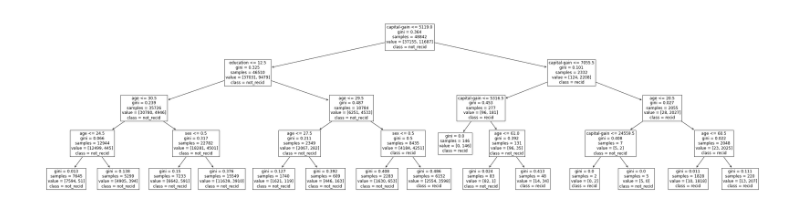
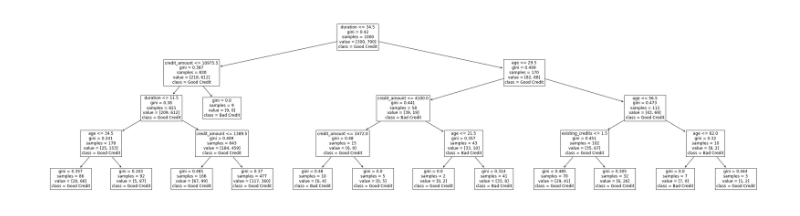
Before and after one commit to aiea-lab/fair-decision-trees, a Jupyter notebook: decision_tree_tests.ipynb, the cells around one changed output. Cells and saved outputs as stored; diff of their text form; code cells hidden in the pictures.

```diff
--- a/decision_tree_tests.ipynb
+++ b/decision_tree_tests.ipynb
@@ -37,15 +24,19 @@ disc_index = 3
+# %%
+# Fetch dataset
+X, y, Xy, columns, class_names, disc_index = fetch.compas()
+# adult, bank, compas (race/sex), german (foreign/sex)
 # %%
 # Create a discriminative (but accurate) tree via sklearn
 clf = tree.DecisionTreeClassifier(max_depth=4)
 clf = clf.fit(X, y)
 plt.figure(figsize=(40,10))
-tree.plot_tree(clf, fontsize=12, feature_names=columns, class_names=["not_recid","recid"])
+tree.plot_tree(clf, fontsize=12, feature_names=columns, class_names=class_names)
 plt.show()
 tree_dict = decision_tree.export_dict(clf)
 for data in Xy:
     tree_dict.add_data(data)
 # %% [output]
-[figure, old version]
+[figure, new version]
 # %%
 def retrain_tree(tree_dict, target=None, target_method=decision_tree.get_bad_nodes_child_method, train_method=train.gain_calc, disc_func=disc_func.discrimination):
     def retrain(dec_tree, bad_node, train_method, disc_func):
```
Also changed, not shown: parts of 7 cells of this notebook, 1 other file.
